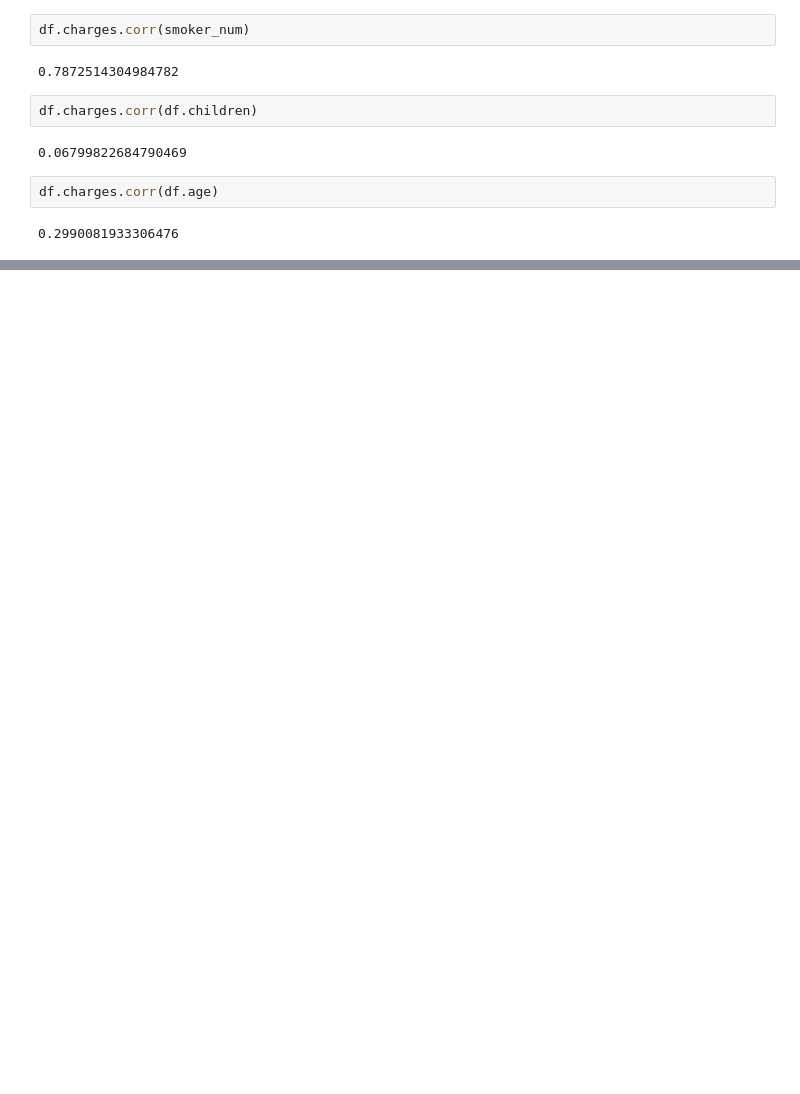
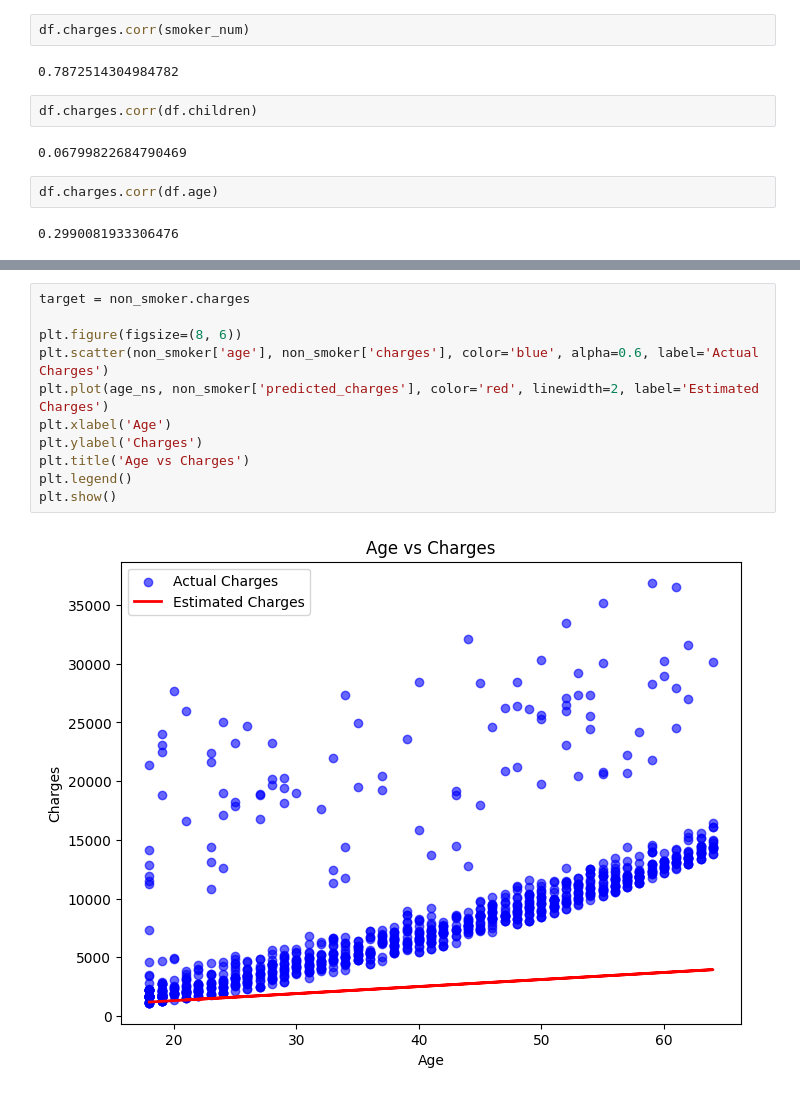
Before and after one commit to Hridayansh018/ML_Basics, a Jupyter notebook: Supervised learning/Self Revision/Linear Regression/Practice_file1.ipynb, the cells around one changed output, grey strips where cells are left out. Drawn from its saved outputs; the diff is of its cells as text; blank space fills up the shorter version.

```diff
--- a/Supervised learning/Self Revision/Linear Regression/Practice_file1.ipynb
+++ b/Supervised learning/Self Revision/Linear Regression/Practice_file1.ipynb
@@ -138,0 +176,13 @@ plt.show()
+# %%
+target = non_smoker.charges
+
+plt.figure(figsize=(8, 6))
+plt.scatter(non_smoker['age'], non_smoker['charges'], color='blue', alpha=0.6, label='Actual Charges')
+plt.plot(age_ns, non_smoker['predicted_charges'], color='red', linewidth=2, label='Estimated Charges')
+plt.xlabel('Age')
+plt.ylabel('Charges')
+plt.title('Age vs Charges')
+plt.legend()
+plt.show()
+# %% [output]
+[figure, added]
```
Also changed, not shown: parts of 30 cells of this notebook.
